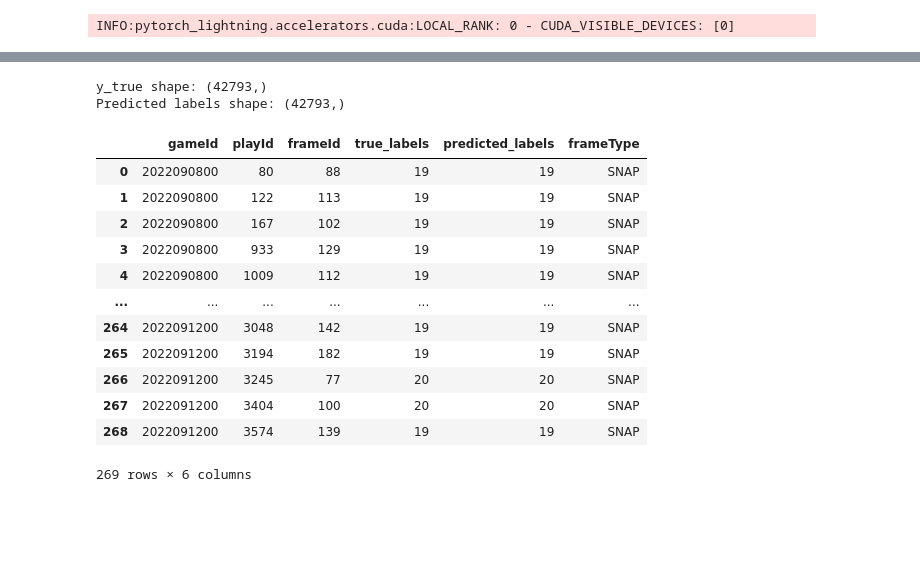
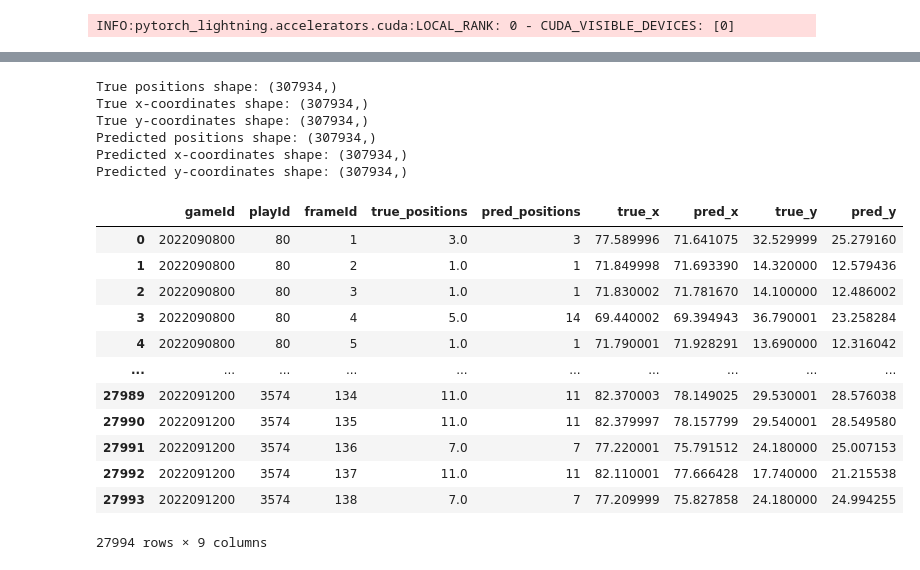
Before and after one commit to illydh/2025-nfl-bdb, a Jupyter notebook: notebooks/preliminary-notebooks/model.ipynb, the cells around one changed output, grey strips where cells are left out. Drawn from its saved outputs; the diff is of its cells as text; code cells hidden in the pictures; blank space fills up the shorter version.

```diff
--- a/notebooks/preliminary-notebooks/model.ipynb
+++ b/notebooks/preliminary-notebooks/model.ipynb
@@ -449,3 +397,9 @@ predicted_labels = torch.argmax(predictions_tensor, dim=1)
+# %%
+# Extract true labels from test_loader
+y_true = torch.cat([y for _, y in test_loader], dim=0).cpu().detach().numpy()
+y_true_positions = y_true[:, 0]
+y_true_x = y_true[:, 1]
+y_true_y = y_true[:, 2]
 # %%
 import numpy as np
 
@@ -453,14 +407,23 @@ import numpy as np
 y_true = torch.cat([y for _, y in test_loader], dim=0)
 
 # Convert tensors to numpy arrays if needed for sklearn functions
-y_true_np = np.argmax(y_true.cpu().numpy(), axis=-1)
-predicted_labels_np = predicted_labels.cpu().numpy()
+pred_positions_np = pred_positions.cpu().numpy()
+pred_x_np = pred_x.cpu().numpy()
+pred_y_np = pred_y.cpu().numpy()
 
-print("y_true shape:", y_true_np.shape)
-print("Predicted labels shape:", predicted_labels_np.shape)
+print("True positions shape:", y_true_positions.shape)
+print("True x-coordinates shape:", y_true_x.shape)
+print("True y-coordinates shape:", y_true_y.shape)
+print("Predicted positions shape:", pred_positions_np.shape)
+print("Predicted x-coordinates shape:", pred_x_np.shape)
+print("Predicted y-coordinates shape:", pred_y_np.shape)
 # %% [output]
-y_true shape: (42793,)
-Predicted labels shape: (42793,)
+True positions shape: (307934,)
+True x-coordinates shape: (307934,)
+True y-coordinates shape: (307934,)
+Predicted positions shape: (307934,)
+Predicted x-coordinates shape: (307934,)
+Predicted y-coordinates shape: (307934,)
 # %%
 import pandas as pd
 
@@ -469,13 +432,17 @@ df_test = pd.DataFrame({
     'gameId': [key[0] for key in test_dataset.keys],
     'playId': [key[1] for key in test_dataset.keys],
     'frameId': [key[2] for key in test_dataset.keys],
-    'true_labels': y_true_np,
-    'predicted_labels': predicted_labels_np
+    'true_positions': y_true_positions,
+    'pred_positions': pred_positions_np,
+    'true_x': y_true_x,
+    'pred_x': pred_x_np,
+    'true_y': y_true_y,
+    'pred_y': pred_y_np,
 })
 # %%
-test_dir = Path("./drive/My Drive/bdb-2025/split_prepped_data/test_features.parquet")
+test_dir = Path("./drive/My Drive/bdb-2025/prepped_data/split/test_features.parquet")
 
 # Attach metadata and filter to ball_snap event only
 df_test_metadata = pd.read_parquet(test_dir)
 
-df_test = df_test.merge(df_test_metadata[["gameId", "playId", "frameId", "frameType"]], on=["gameId", "playId", "frameId"], how="left")
+df_test = df_test.merge(df_test_metadata[["gameId", "playId", "frameId"]], on=["gameId", "playId", "frameId"], how="left")
@@ -488,20 +449,20 @@ df_test_ball_snap = df_test[df_test.frameType == "SNAP"]
 # %%
-df_test_ball_snap = df_test_ball_snap.drop_duplicates(subset=['gameId', 'playId', 'frameId'])
+df_test = df_test.drop_duplicates(subset=['gameId', 'playId', 'frameId'])
 
-df_test_ball_snap = df_test_ball_snap.sort_values(['gameId', 'playId', 'frameId']).reset_index(drop=True)
+df_test = df_test.sort_values(['gameId', 'playId', 'frameId']).reset_index(drop=True)
 
-display(df_test_ball_snap)
+display(df_test)
 # %% [output]
-|  | gameId | playId | frameId | true_labels | predicted_labels | frameType |
-| 0 | 2022090800 | 80 | 88 | 19 | 19 | SNAP |
-| 1 | 2022090800 | 122 | 113 | 19 | 19 | SNAP |
-| 2 | 2022090800 | 167 | 102 | 19 | 19 | SNAP |
-| 3 | 2022090800 | 933 | 129 | 19 | 19 | SNAP |
-| 4 | 2022090800 | 1009 | 112 | 19 | 19 | SNAP |
-| ... | ... | ... | ... | ... | ... | ... |
-| 264 | 2022091200 | 3048 | 142 | 19 | 19 | SNAP |
-| 265 | 2022091200 | 3194 | 182 | 19 | 19 | SNAP |
-| 266 | 2022091200 | 3245 | 77 | 20 | 20 | SNAP |
-| 267 | 2022091200 | 3404 | 100 | 20 | 20 | SNAP |
-| 268 | 2022091200 | 3574 | 139 | 19 | 19 | SNAP |
+|  | gameId | playId | frameId | true_positions | pred_positions | true_x | pred_x | true_y | pred_y |
+| 0 | 2022090800 | 80 | 1 | 3.0 | 3 | 77.589996 | 71.641075 | 32.529999 | 25.279160 |
+| 1 | 2022090800 | 80 | 2 | 1.0 | 1 | 71.849998 | 71.693390 | 14.320000 | 12.579436 |
+| 2 | 2022090800 | 80 | 3 | 1.0 | 1 | 71.830002 | 71.781670 | 14.100000 | 12.486002 |
+| 3 | 2022090800 | 80 | 4 | 5.0 | 14 | 69.440002 | 69.394943 | 36.790001 | 23.258284 |
+| 4 | 2022090800 | 80 | 5 | 1.0 | 1 | 71.790001 | 71.928291 | 13.690000 | 12.316042 |
+| ... | ... | ... | ... | ... | ... | ... | ... | ... | ... |
+| 27989 | 2022091200 | 3574 | 134 | 11.0 | 11 | 82.370003 | 78.149025 | 29.530001 | 28.576038 |
+| 27990 | 2022091200 | 3574 | 135 | 11.0 | 11 | 82.379997 | 78.157799 | 29.540001 | 28.549580 |
+| 27991 | 2022091200 | 3574 | 136 | 7.0 | 7 | 77.220001 | 75.791512 | 24.180000 | 25.007153 |
+| 27992 | 2022091200 | 3574 | 137 | 11.0 | 11 | 82.110001 | 77.666428 | 17.740000 | 21.215538 |
+| 27993 | 2022091200 | 3574 | 138 | 7.0 | 7 | 77.209999 | 75.827858 | 24.180000 | 24.994255 |
-269 rows × 6 columns
+27994 rows × 9 columns
```
Also changed, not shown: parts of 34 cells of this notebook.
